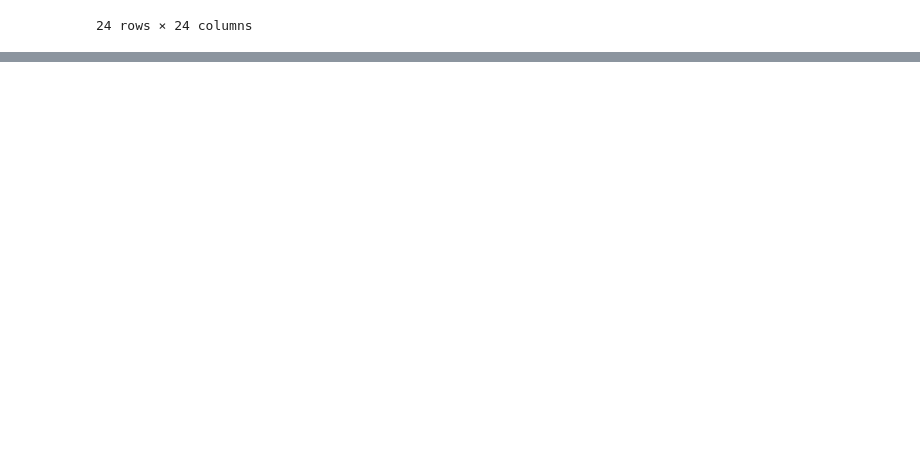
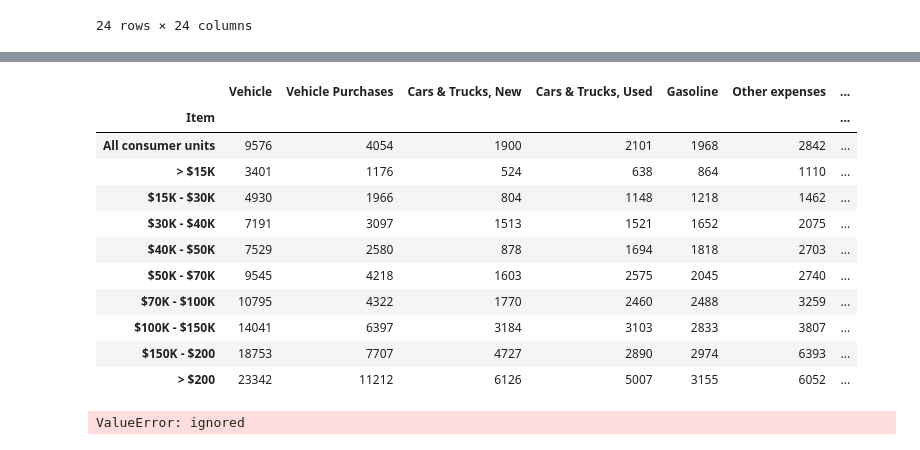
Before and after one commit to Hira63S/DS-Unit-1-Sprint-5-Data-Storytelling-Blog-Post, a Jupyter notebook: DS_Project_1_Income_dataset.ipynb, the cells around one changed output, grey strips where cells are left out. Cells and saved outputs as stored; diff of their text form; code cells hidden in the pictures; blank space fills up the shorter version.

Commit message:
Error with crosstab

```diff
--- a/DS_Project_1_Income_dataset.ipynb
+++ b/DS_Project_1_Income_dataset.ipynb
@@ -147,0 +274,21 @@ expenses[['Item', 'Reading']].plot.bar()
+# %%
+vehicle.apply(pd.to_numeric)
+# %% [output]
+|  | Vehicle | Vehicle Purchases | Cars & Trucks, New | Cars & Trucks, Used | Gasoline | Other expenses | ... |
+| Item |  |  |  |  |  |  | ... |
+| All consumer units | 9576 | 4054 | 1900 | 2101 | 1968 | 2842 | ... |
+| > $15K | 3401 | 1176 | 524 | 638 | 864 | 1110 | ... |
+| $15K - $30K | 4930 | 1966 | 804 | 1148 | 1218 | 1462 | ... |
+| $30K - $40K | 7191 | 3097 | 1513 | 1521 | 1652 | 2075 | ... |
+| $40K - $50K | 7529 | 2580 | 878 | 1694 | 1818 | 2703 | ... |
+| $50K - $70K | 9545 | 4218 | 1603 | 2575 | 2045 | 2740 | ... |
+| $70K - $100K | 10795 | 4322 | 1770 | 2460 | 2488 | 3259 | ... |
+| $100K - $150K | 14041 | 6397 | 3184 | 3103 | 2833 | 3807 | ... |
+| $150K - $200 | 18753 | 7707 | 4727 | 2890 | 2974 | 6393 | ... |
+| > $200 | 23342 | 11212 | 6126 | 5007 | 3155 | 6052 | ... |
+# %%
+table = pd.crosstab(index = 'Item',
+                   columns = ['Vehicle', 'Vehicle Purchases', 'Cars & Trucks, New', 'Cars & Trucks, Used', 'Gasoline', 'Other expenses', 'Vehicle Finance Charges', 'Maintenance & Repair',
+                             'Vehicle Insurance', 'Rental, Lease', 'Public Transportation'])
+# %% [output]
+ValueError: ignored
```
Also changed, not shown: parts of 24 cells of this notebook.
